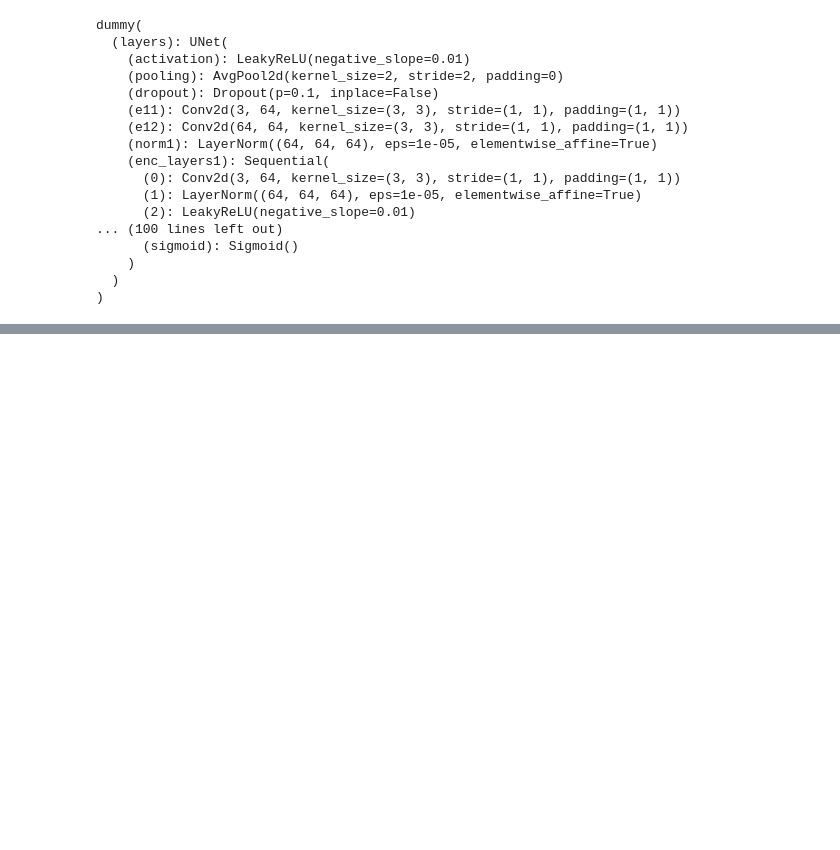
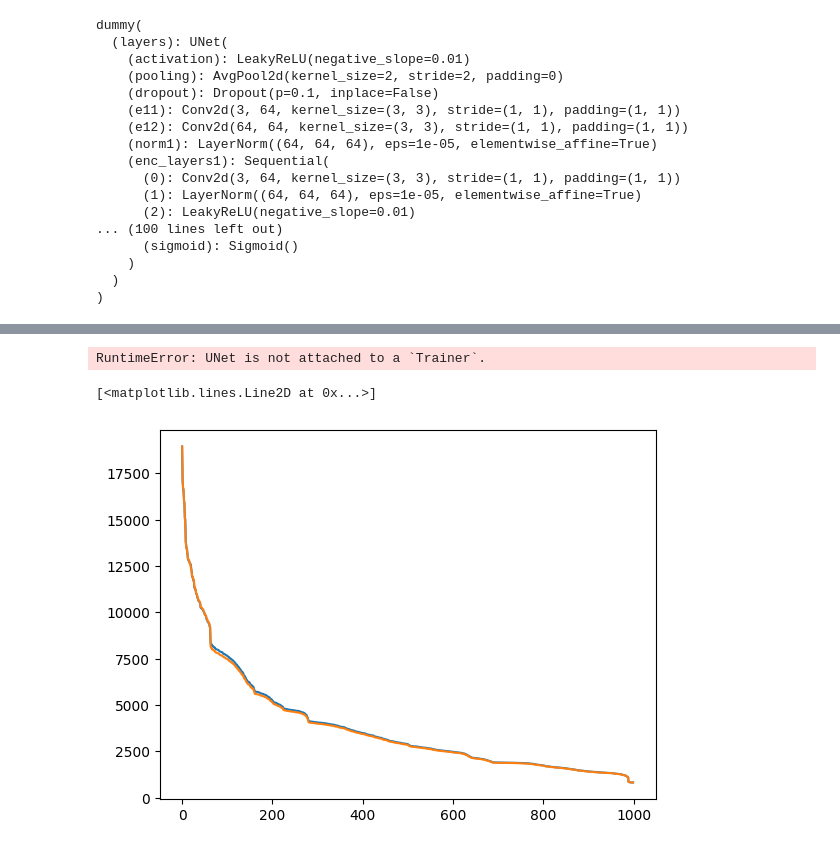
Before and after one commit to VTrappler/ML_preconditioners, a Jupyter notebook: SW/inference.ipynb, the cells around one changed output, grey strips where cells are left out. Cells and saved outputs as stored; diff of their text form; code cells hidden in the pictures; blank space fills up the shorter version.

```diff
--- a/SW/inference.ipynb
+++ b/SW/inference.ipynb
@@ -128 +160,12 @@ array([-1.71308321, -1.69482679, -2.00481634, ..., -2.07950988,
+# %%
+scripted_module = torch.jit.script(model)
+torch.jit.save(scripted_module, 'mymodule.pt', )
+# %% [output]
+RuntimeError: UNet is not attached to a `Trainer`.
+# %%
+plt.plot(singular_values)
+plt.plot(singular_values2)
+# %% [output]
+[<matplotlib.lines.Line2D at 0x...>]
+[figure, added]
 # %%
```
Also changed, not shown: parts of 19 cells of this notebook, 19 other files.
